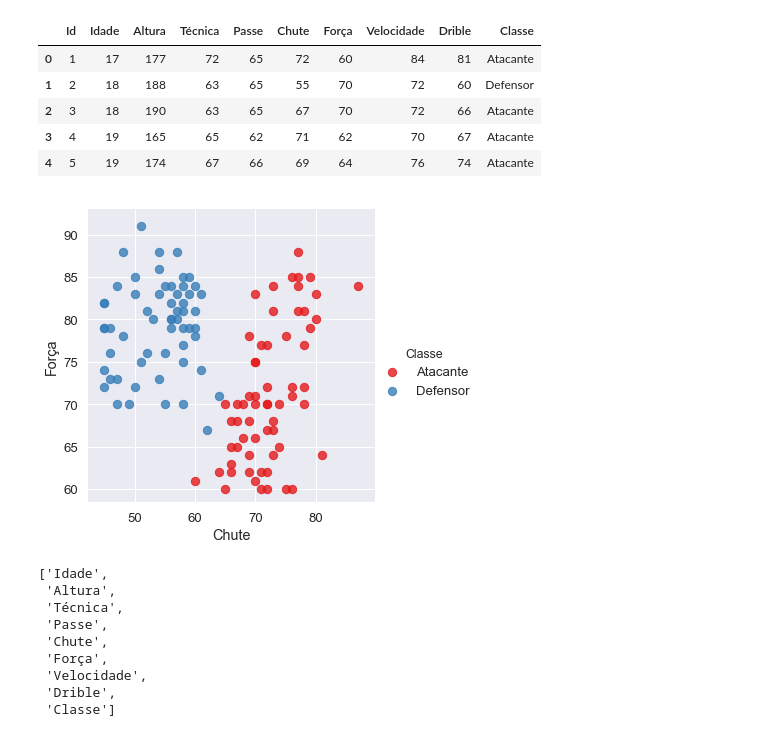
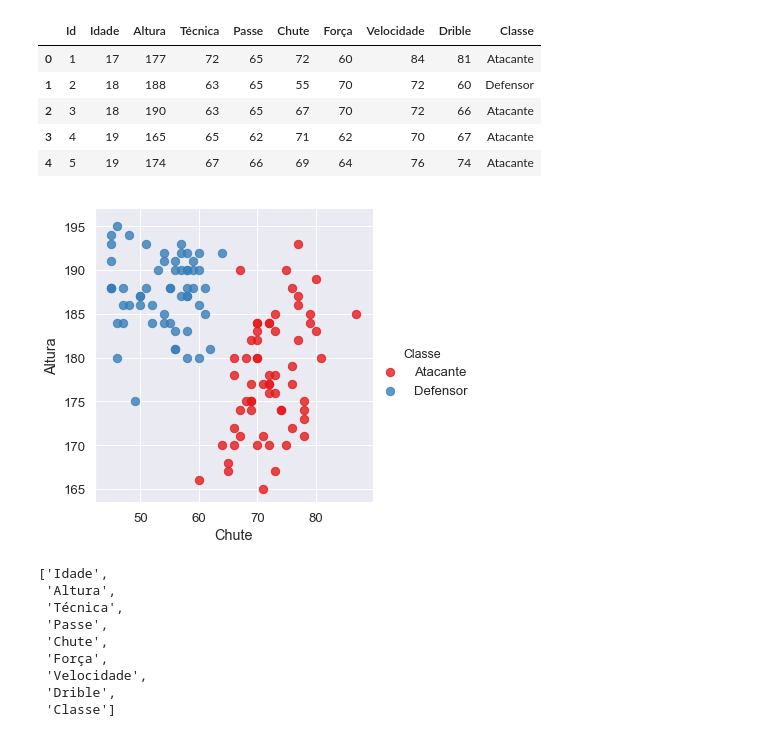
Before and after one commit to josegpl/svm-soccer-players, a Jupyter notebook: Untitled.ipynb, the cells around one changed output. Saved outputs shown, nothing was run; the diff lists cells and outputs as text; code cells hidden in the pictures.

```diff
--- a/Untitled.ipynb
+++ b/Untitled.ipynb
@@ -28,10 +28,10 @@ players.head()
 | 4 | 5 | 19 | 174 | 67 | 66 | 69 | 64 | 76 | 74 | Atacante |
 # %%
 # Plot two ingredients
-sns.lmplot('Chute', 'Força', data=players, hue='Classe',
+sns.lmplot('Chute', 'Altura', data=players, hue='Classe',
            palette='Set1', fit_reg=False, scatter_kws={"s": 70});
 # %% [output]
-[figure, old version]
+[figure, new version]
 # %%
 # Specify inputs for the model
 # ingredients = recipes[['Flour', 'Milk', 'Sugar', 'Butter', 'Egg', 'Baking Powder', 'Vanilla', 'Salt']].as_matrix()
```
Also changed, not shown: parts of 5 cells of this notebook.
